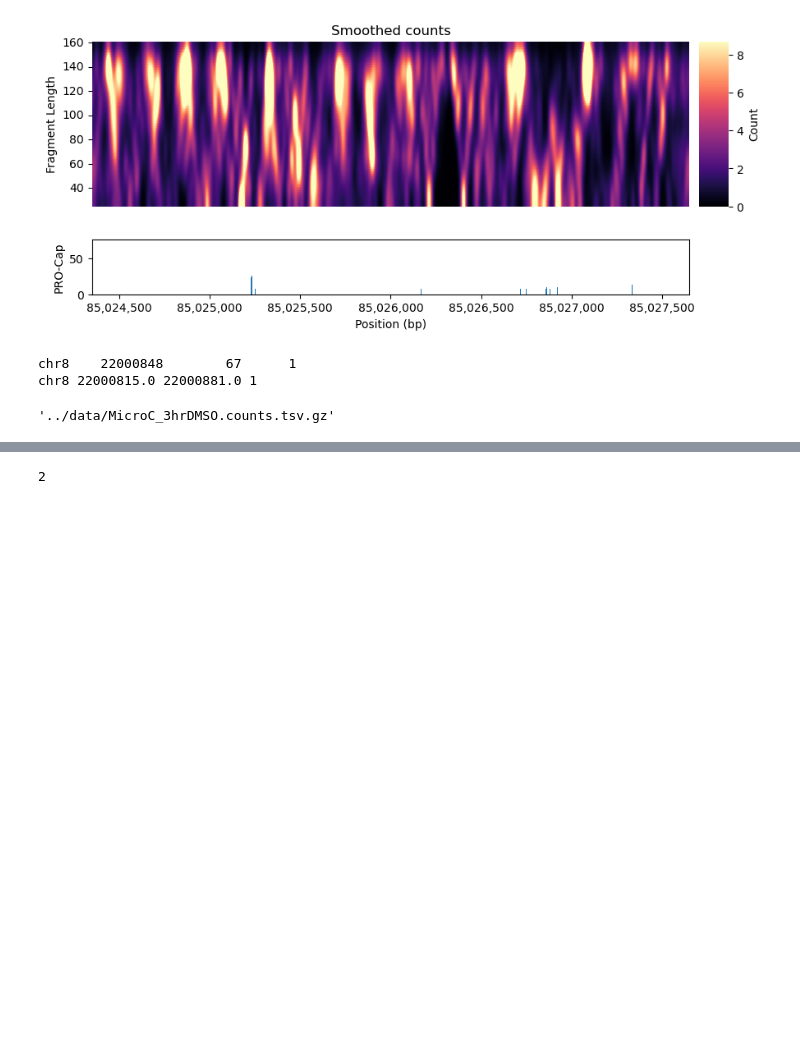
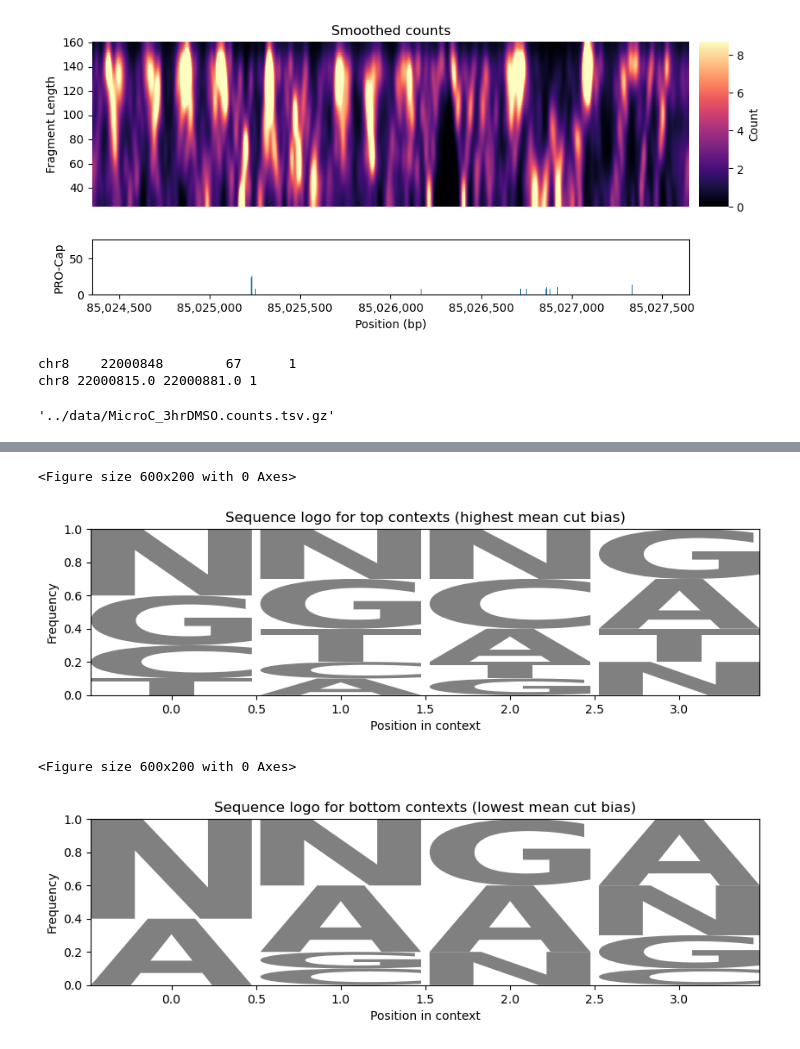
Before and after one commit to aryeelab/foci-3d, a Jupyter notebook: code/footprinting.ipynb, the cells around one changed output, grey strips where cells are left out. Drawn from its saved outputs; the diff is of its cells as text; code cells hidden in the pictures; blank space fills up the shorter version.

```diff
--- a/code/footprinting.ipynb
+++ b/code/footprinting.ipynb
@@ -585,4 +688,54 @@ position
-# %%
-1+1
-# %% [output]
-2
+# %%
+# Make sequence logos for top_contexts
+
+import logomaker
+
+# Get the context column for the top and bottom 10 rows
+top_contexts = context_counts.sort_values(by='mean', ascending=False).head(10).index.tolist()
+bottom_contexts = context_counts.sort_values(by='mean', ascending=True).head(10).index.tolist()
+
+def context_to_df(contexts):
+    """
+    Convert a list of sequence contexts (e.g. 'AC_GT') to a DataFrame suitable for logomaker.
+    Assumes context is of the form 'NN_NN' for context_pad=2.
+    """
+    # Split context into left and right parts
+    split_contexts = [c.split('_') for c in contexts]
+    # Flatten to a list of nucleotides
+    seqs = [''.join(parts) for parts in split_contexts]
+    # Build DataFrame
+    df = pd.DataFrame([list(seq) for seq in seqs])
+    return df
+
+# Prepare DataFrame for sequence logo
+top_df = context_to_df(top_contexts)
+bottom_df = context_to_df(bottom_contexts)
+
+# Count frequency of each base at each position
+top_counts_df = top_df.apply(pd.Series.value_counts).fillna(0)
+bottom_counts_df = bottom_df.apply(pd.Series.value_counts).fillna(0)
+
+# Normalize to get probabilities
+top_probs_df = top_counts_df / top_counts_df.sum()
+bottom_probs_df = bottom_counts_df / bottom_counts_df.sum()
+
+# Plot top sequence logos
+plt.figure(figsize=(6,2))
+logomaker.Logo(top_probs_df.T)
+plt.title("Sequence logo for top contexts (highest mean cut bias)")
+plt.xlabel("Position in context")
+plt.ylabel("Frequency")
+plt.show()
+
+# Plot bottom sequence logos
+plt.figure(figsize=(6,2))
+logomaker.Logo(bottom_probs_df.T)
+plt.title("Sequence logo for bottom contexts (lowest mean cut bias)")
+plt.xlabel("Position in context")
+plt.ylabel("Frequency")
+plt.show()
+# %% [output]
+<Figure size 600x200 with 0 Axes>
+[figure, added]
+<Figure size 600x200 with 0 Axes>
+[figure, added]
```
Also changed, not shown: parts of 13 cells of this notebook, 3 other files.
